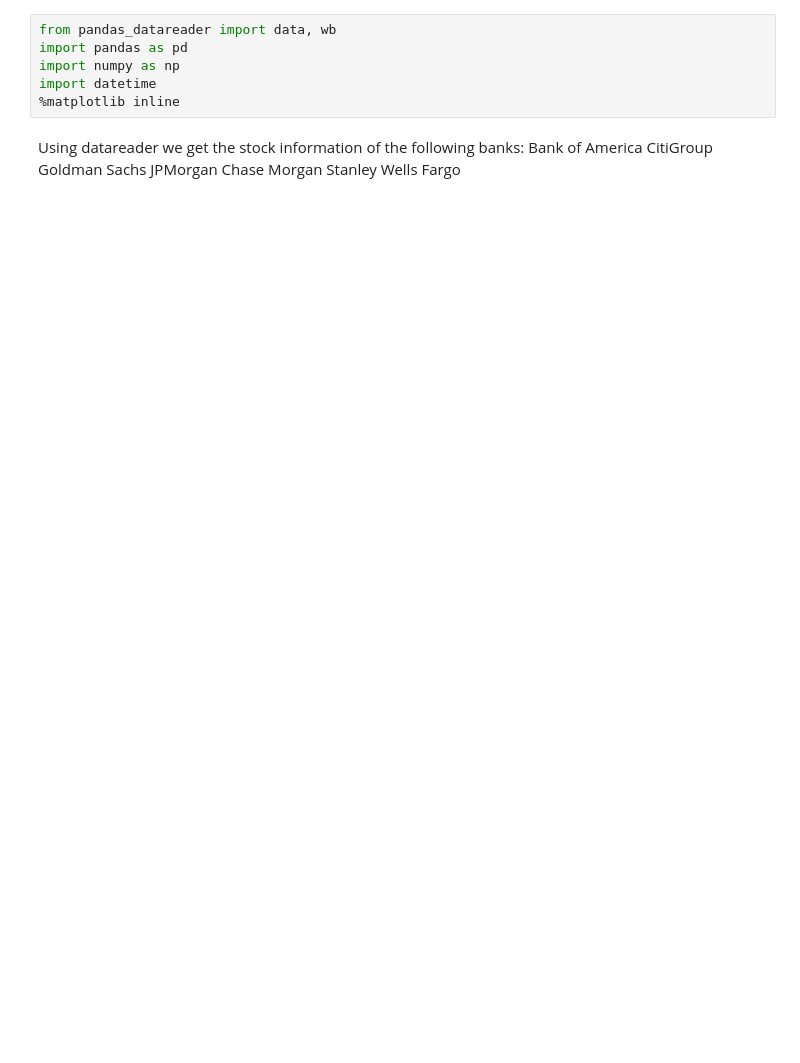
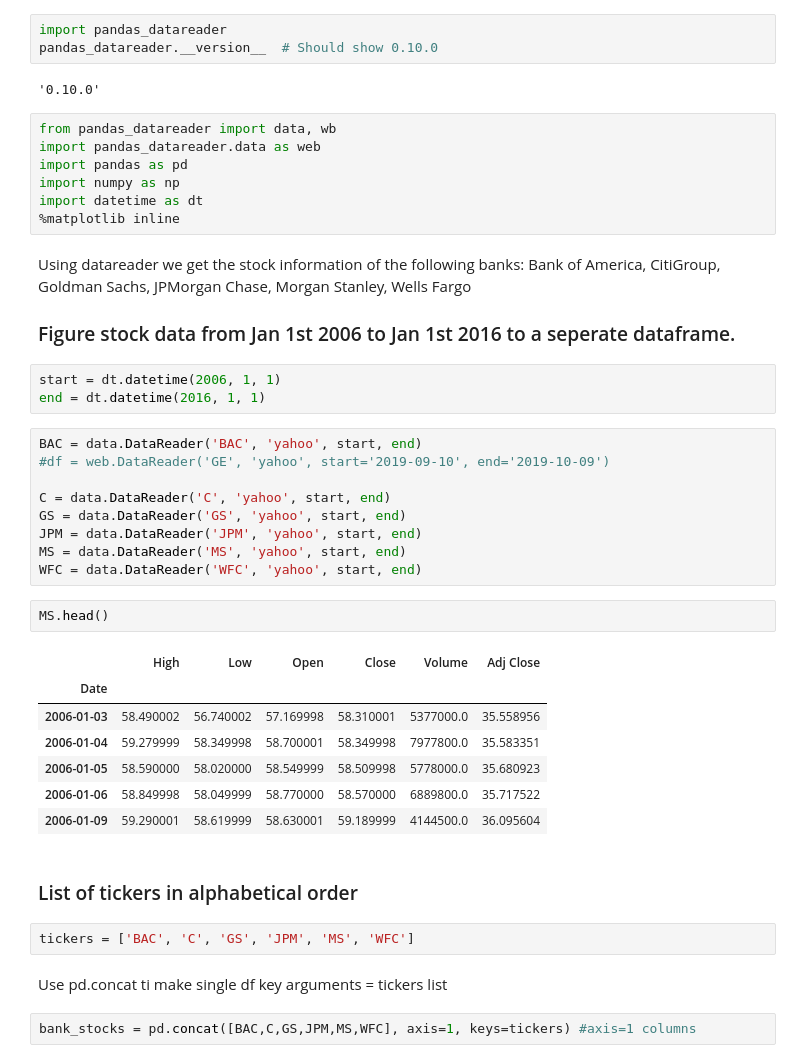
Before and after one commit to Amin-Farzanehnia/Finance, a Jupyter notebook: Finance_project.ipynb, the cells around one changed output. Saved outputs shown, nothing was run; the diff lists cells and outputs as text; blank space fills up the shorter version.

```diff
--- a/Finance_project.ipynb
+++ b/Finance_project.ipynb
@@ -19,14 +19,53 @@ Requirement already satisfied: certifi>=2017.4.17 in /usr/local/lib/python3.7/di
+# %%
+import pandas_datareader
+pandas_datareader.__version__  # Should show 0.10.0
+# %% [output]
+'0.10.0'
 # %%
 from pandas_datareader import data, wb
+import pandas_datareader.data as web
 import pandas as pd
 import numpy as np
-import datetime
+import datetime as dt
 %matplotlib inline
 # %% [markdown]
 Using datareader we get the stock information of the following banks:
-Bank of America
-CitiGroup
-Goldman Sachs
-JPMorgan Chase
-Morgan Stanley
+Bank of America,
+CitiGroup,
+Goldman Sachs,
+JPMorgan Chase,
+Morgan Stanley,
 Wells Fargo
+
+### Figure stock data from Jan 1st 2006 to Jan 1st 2016 to a seperate dataframe.
+# %%
+start = dt.datetime(2006, 1, 1)
+end = dt.datetime(2016, 1, 1)
+# %%
+BAC = data.DataReader('BAC', 'yahoo', start, end)
+#df = web.DataReader('GE', 'yahoo', start='2019-09-10', end='2019-10-09')
+
+C = data.DataReader('C', 'yahoo', start, end)
+GS = data.DataReader('GS', 'yahoo', start, end)
+JPM = data.DataReader('JPM', 'yahoo', start, end)
+MS = data.DataReader('MS', 'yahoo', start, end)
+WFC = data.DataReader('WFC', 'yahoo', start, end)
+# %%
+MS.head()
+# %% [output]
+|  | High | Low | Open | Close | Volume | Adj Close |
+| Date |  |  |  |  |  |  |
+| 2006-01-03 | 58.490002 | 56.740002 | 57.169998 | 58.310001 | 5377000.0 | 35.558956 |
+| 2006-01-04 | 59.279999 | 58.349998 | 58.700001 | 58.349998 | 7977800.0 | 35.583351 |
+| 2006-01-05 | 58.590000 | 58.020000 | 58.549999 | 58.509998 | 5778000.0 | 35.680923 |
+| 2006-01-06 | 58.849998 | 58.049999 | 58.770000 | 58.570000 | 6889800.0 | 35.717522 |
+| 2006-01-09 | 59.290001 | 58.619999 | 58.630001 | 59.189999 | 4144500.0 | 36.095604 |
+# %% [markdown]
+### List of tickers in alphabetical order
+# %%
+tickers = ['BAC', 'C', 'GS', 'JPM', 'MS', 'WFC']
+# %% [markdown]
+Use pd.concat ti make single df
+key arguments = tickers list
+# %%
+bank_stocks = pd.concat([BAC,C,GS,JPM,MS,WFC], axis=1, keys=tickers) #axis=1 columns
```
Also changed, not shown: parts of 5 cells of this notebook.
